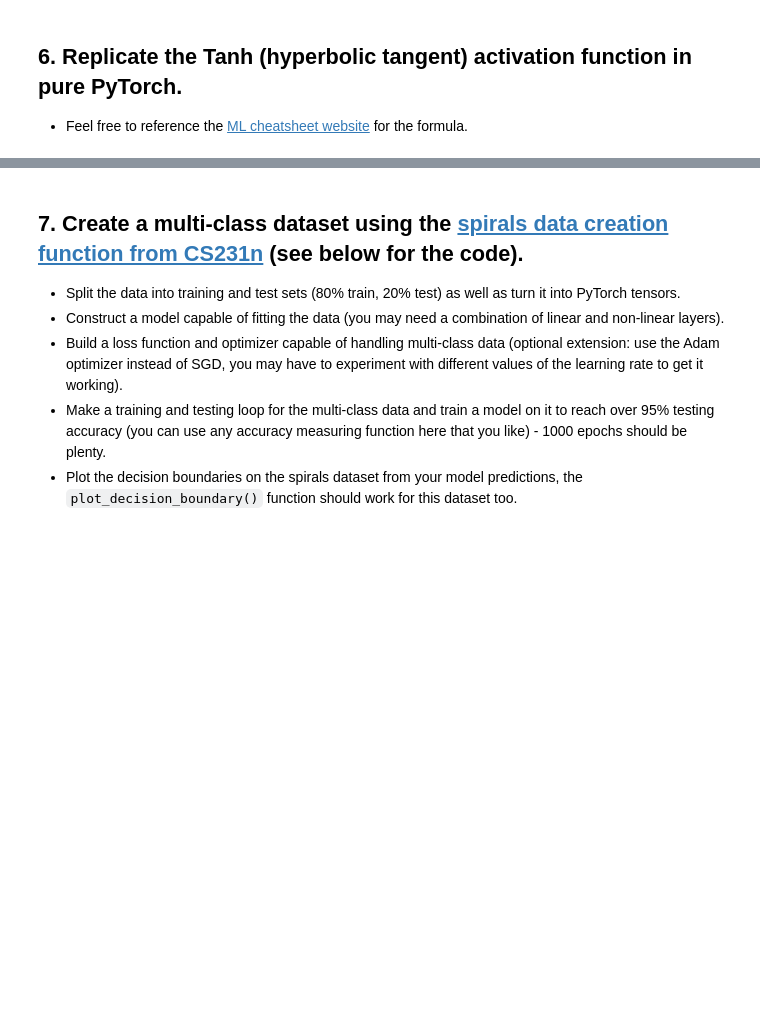
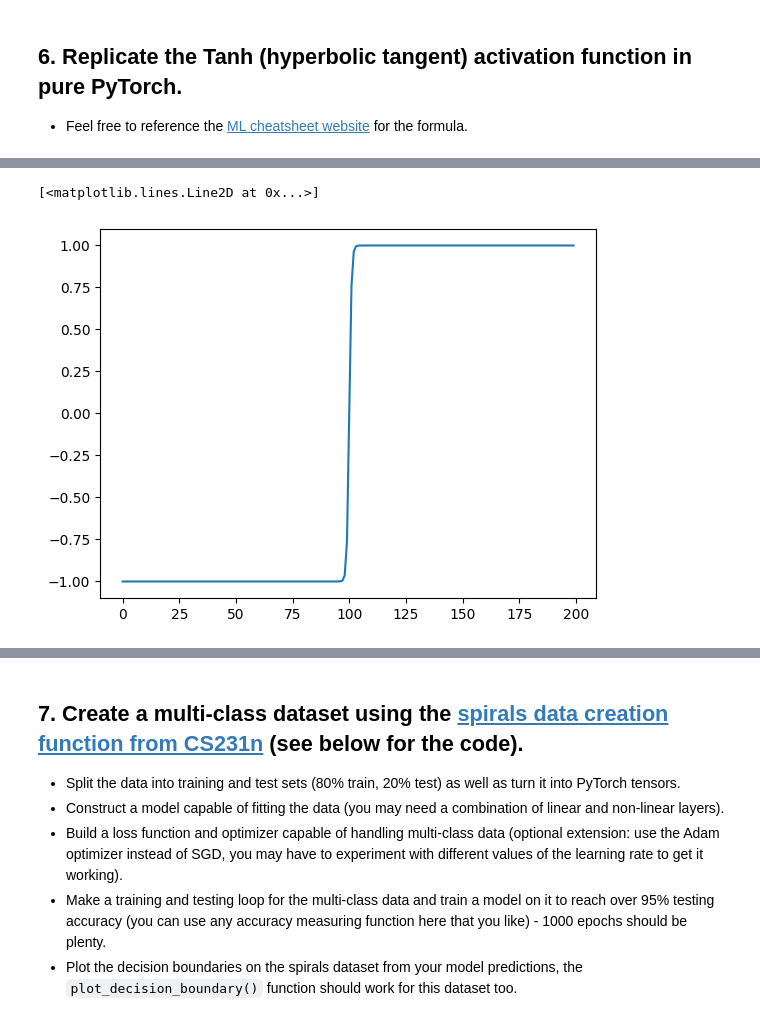
Before and after one commit to gabyew/zero-to-mastery-pytorch, a Jupyter notebook: 02_pytorch_classification_exercises.ipynb, the cells around one changed output, grey strips where cells are left out. Cells and saved outputs as stored; diff of their text form; code cells hidden in the pictures; blank space fills up the shorter version.

```diff
--- a/02_pytorch_classification_exercises.ipynb
+++ b/02_pytorch_classification_exercises.ipynb
@@ -265,2 +278,6 @@ def plot_decision_boundary(model, X, y):
 # %%
 # Test torch.tanh() on the tensor and plot it
+plt.plot(torch.tanh(tensor))
+# %% [output]
+[<matplotlib.lines.Line2D at 0x...>]
+[figure, added]
```
Also changed, not shown: parts of 13 cells of this notebook.
